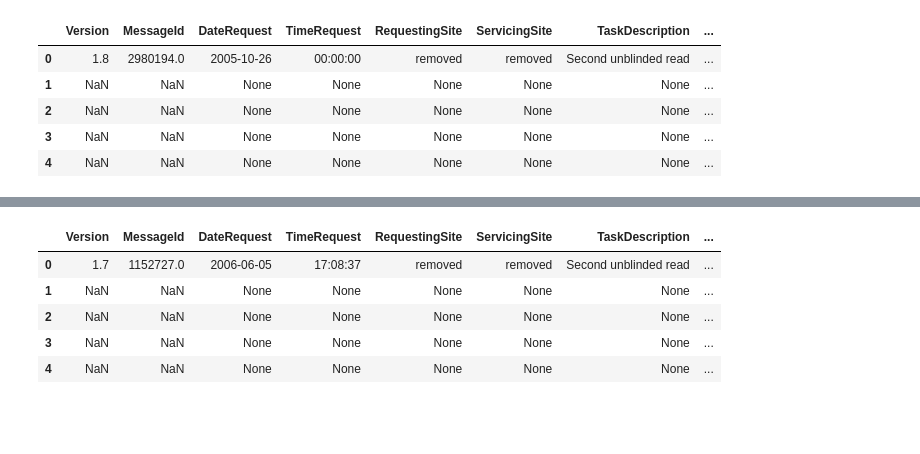
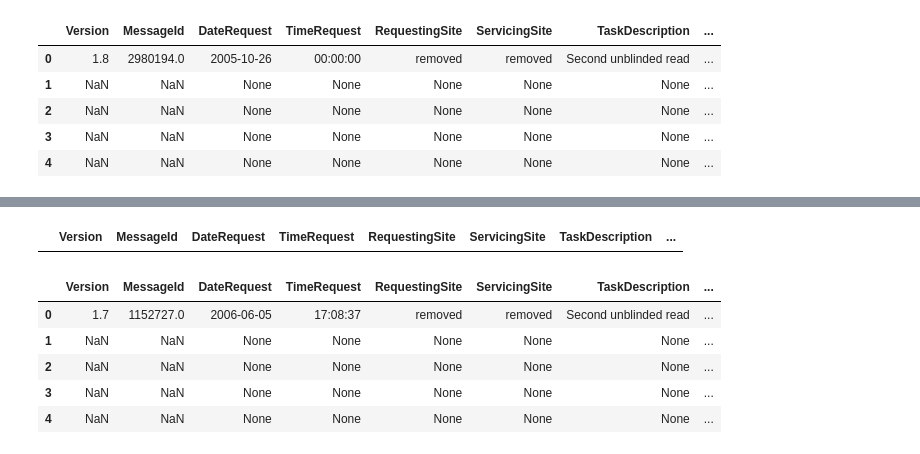
Before and after one commit to kazrkb/pandas-for-data-analytics, a Jupyter notebook: Reading Files Using Pandas.ipynb, the cells around one changed output, grey strips where cells are left out. Drawn from its saved outputs; the diff is of its cells as text; code cells hidden in the pictures; blank space fills up the shorter version.

```diff
--- a/Reading Files Using Pandas.ipynb
+++ b/Reading Files Using Pandas.ipynb
@@ -74,3 +87,10 @@ df
+# %%
+# Display rows containing 'nodule' or 'non nodule' information
+# Adjust the column name below to match the actual column containing this information
+nodule_info = df[df.apply(lambda row: row.astype(str).str.contains('nodule', case=False).any(), axis=1)]
+nodule_info
+# %% [output]
+|  | Version | MessageId | DateRequest | TimeRequest | RequestingSite | ServicingSite | TaskDescription | ... |
 # %%
 df = pd.read_xml(r"D:\Data Analyst Bootcamp\Pandas for Data Analytics\data\161-resubmitted-correction-3-9-12.xml")
 df
```
Also changed, not shown: parts of 4 cells of this notebook.
